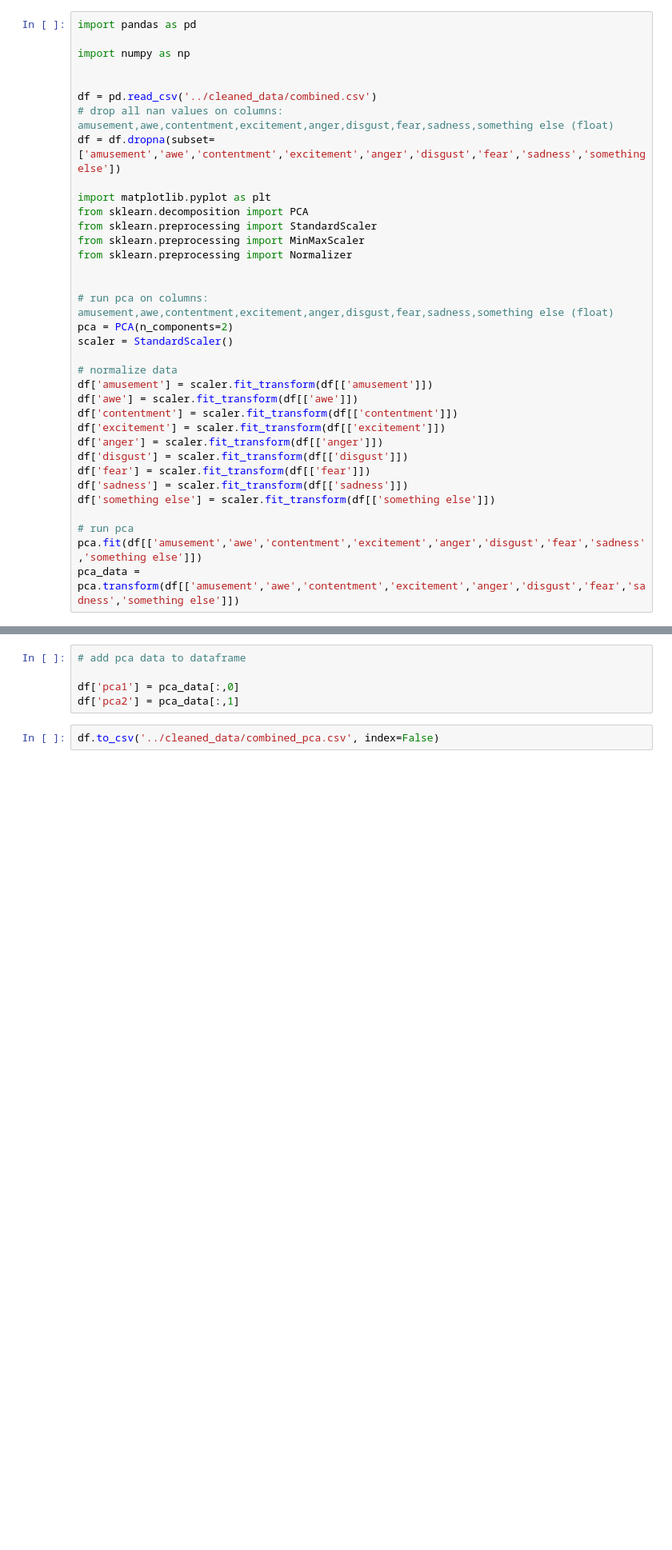
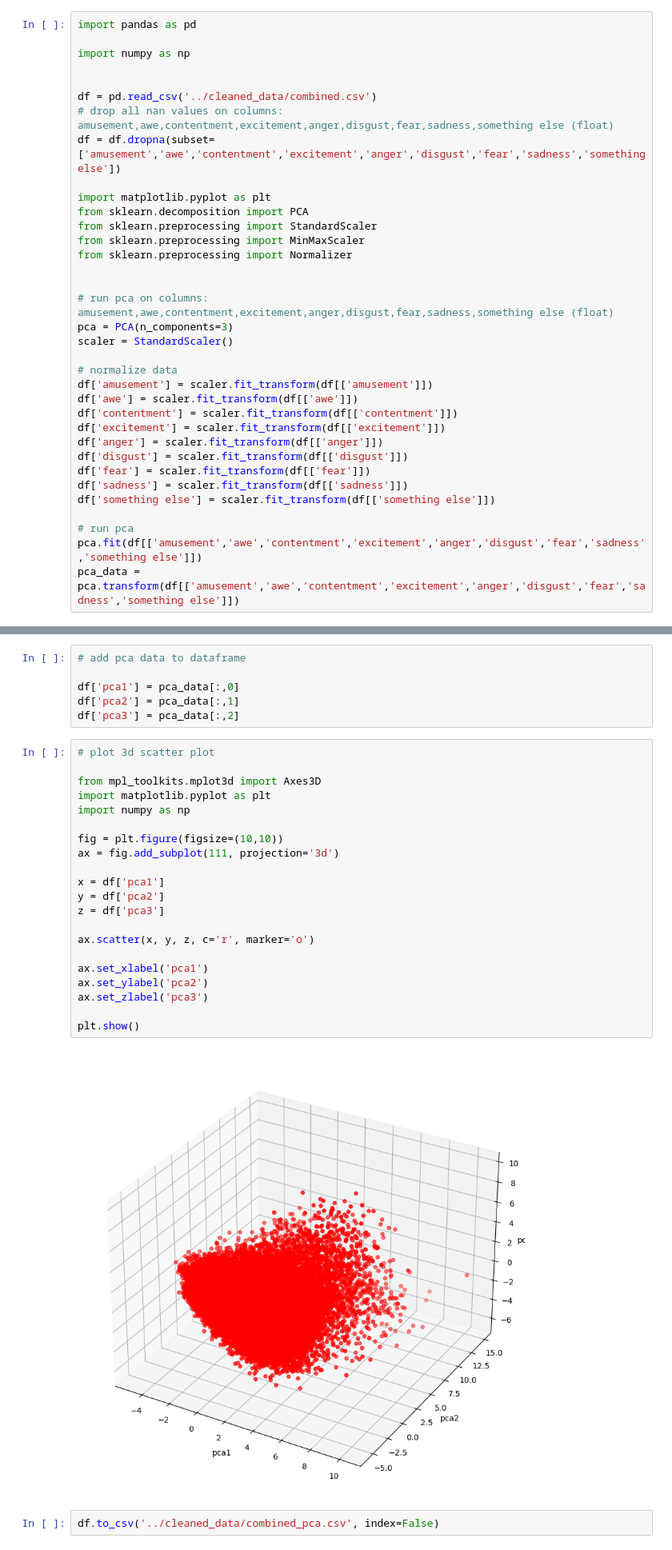
Before and after one commit to li3zhen1/PaletteAndPathos, a Jupyter notebook: eda/pca.ipynb, the cells around one changed output, grey strips where cells are left out. Shown at 80% size. Cells and saved outputs as stored; diff of their text form; blank space fills up the shorter version.

Commit message:
add plots

```diff
--- a/eda/pca.ipynb
+++ b/eda/pca.ipynb
@@ -16,7 +16,7 @@ from sklearn.preprocessing import Normalizer
 
 
 # run pca on columns: amusement,awe,contentment,excitement,anger,disgust,fear,sadness,something else (float)
-pca = PCA(n_components=2)
+pca = PCA(n_components=3)
 scaler = StandardScaler()
 
 # normalize data
@@ -43,5 +43,29 @@ print(pca_data.shape)
 
 df['pca1'] = pca_data[:,0]
 df['pca2'] = pca_data[:,1]
+df['pca3'] = pca_data[:,2]
+# %%
+# plot 3d scatter plot
+
+from mpl_toolkits.mplot3d import Axes3D
+import matplotlib.pyplot as plt
+import numpy as np
+
+fig = plt.figure(figsize=(10,10))
+ax = fig.add_subplot(111, projection='3d')
+
+x = df['pca1']
+y = df['pca2']
+z = df['pca3']
+
+ax.scatter(x, y, z, c='r', marker='o')
+
+ax.set_xlabel('pca1')
+ax.set_ylabel('pca2')
+ax.set_zlabel('pca3')
+
+plt.show()
+# %% [output]
+[figure, added]
 # %%
 df.to_csv('../cleaned_data/combined_pca.csv', index=False)
```
Also changed, not shown: parts of 1 cell of this notebook, 22 other files.
